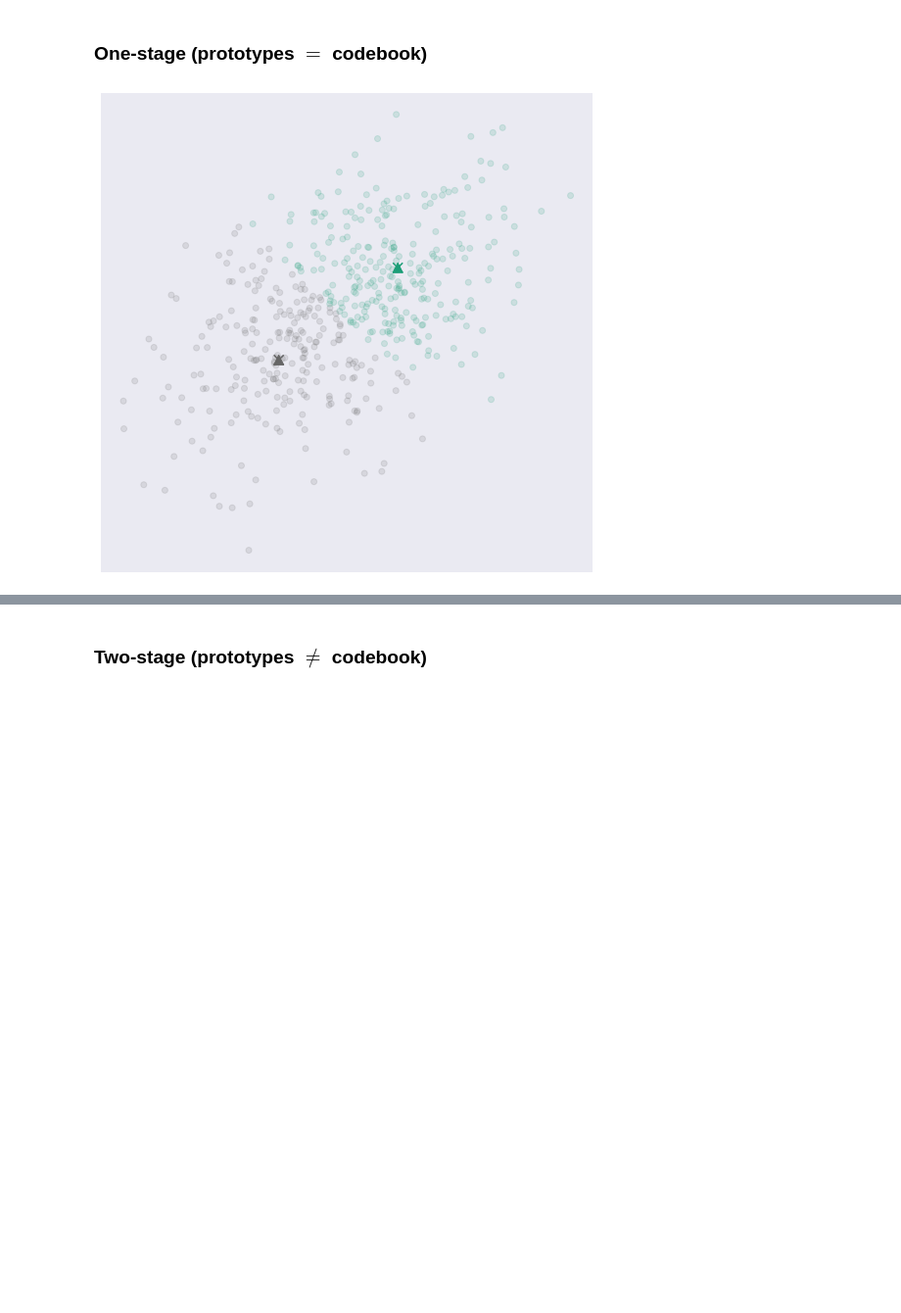
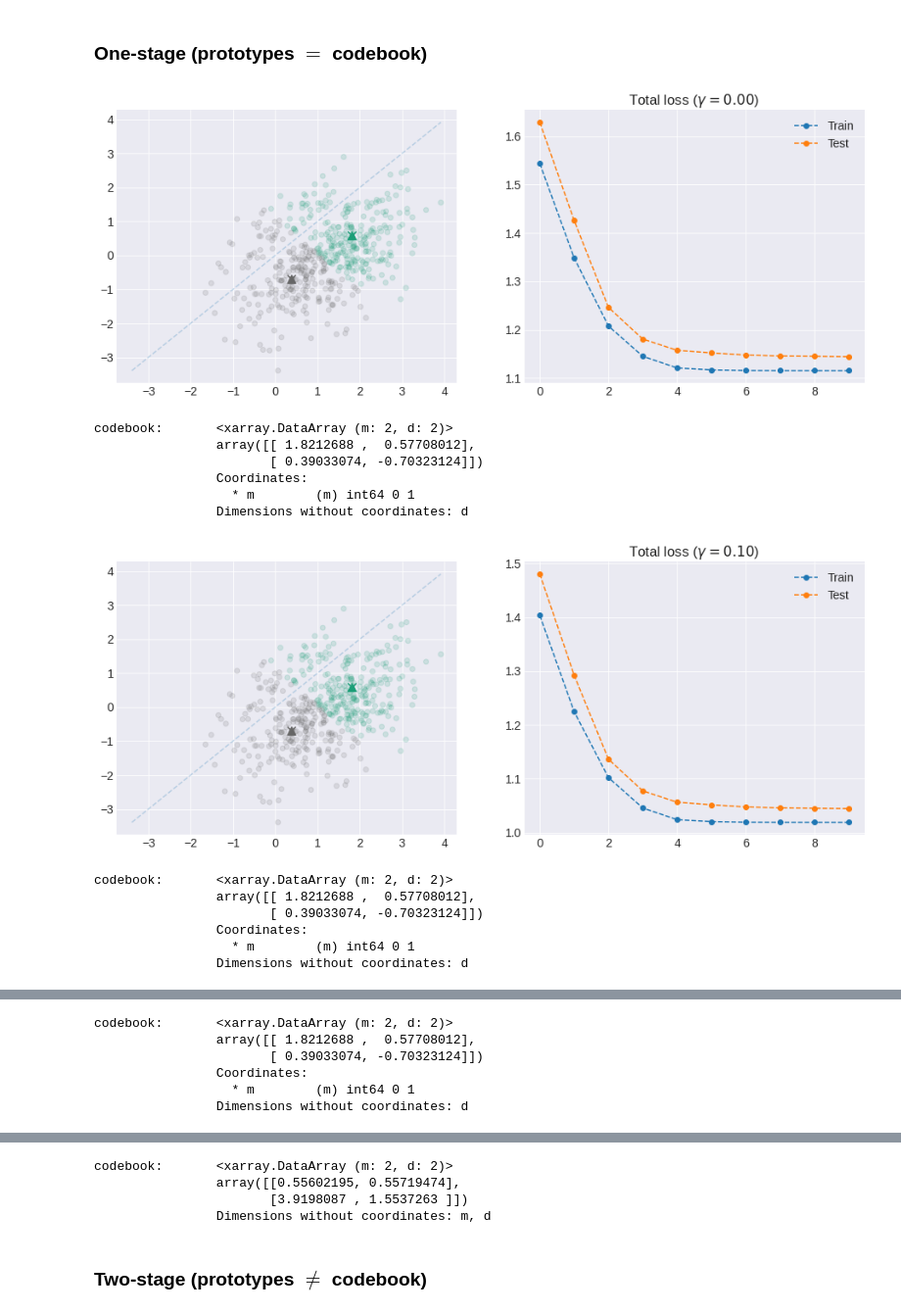
Before and after one commit to dsevero/dsevero, a Jupyter notebook: scratch/dsc4ml/_build/jupyter_execute/content.ipynb, the cells around one changed output, grey strips where cells are left out. Shown at 98% size. Saved outputs shown, nothing was run; the diff lists cells and outputs as text; code cells hidden in the pictures; blank space fills up the shorter version.

```diff
--- a/scratch/dsc4ml/_build/jupyter_execute/content.ipynb
+++ b/scratch/dsc4ml/_build/jupyter_execute/content.ipynb
@@ -31,24 +58,51 @@ def sample(A, dim, size):
 # %% [markdown]
 ### One-stage (prototypes $=$ codebook)
 # %%
-np.random.seed(0)
+for γ in [0, 0.1, 0.9, 1.0]:
+    npr.seed(0)
 
-X = generate_2d_dataset(500, ρ=0.5)
-codebook = sample(X, 'n', 2).rename(n='m')
-protos = codebook.rename(m='p')
+    X, _ = generate_2d_dataset(500, ρ=0.5, sep=0.15)
+    codebook = sample(X, 'n', 2).rename(n='m')
+    protos = codebook.rename(m='p')
+    q_indices = DA(np.arange(2), dims='p')
 
-enc = LocalEncoder(protos)
-dec = FusionDecoder(codebook)
+    enc = LocalEncoder(protos, q_indices, rate=2)
+    dec = FusionDecoder(codebook)
 
-for i in range(10):
-    dec = dec.optimize(X, enc)
-    enc = LocalEncoder(dec.codebook.rename(m='p'))
+    losses = list()
+    Z, _ = generate_2d_dataset(500, ρ=0.5, sep=0.15)
+    for i in range(10):
+        dec = dec.optimize(X, enc, γ, w)
+        enc = (LocalEncoder(dec.codebook.rename(m='p'), q_indices, 2)
+               .optimize(X, dec, total_loss(γ)))
+        losses.append({'Train': total_loss(γ)(X, dec(enc(X))).mean().item(),
+                       'Test': total_loss(γ)(Z, dec(enc(Z))).mean().item()})
 
-plt.scatter(*enc.protos.T, c=enc(enc.protos.rename(p='n')), marker='x', s=100)
-plt.scatter(*dec.codebook.T, c=enc(dec.codebook), marker='^', s=100)
-plt.scatter(*X.T, c=enc(X), alpha=0.15)
-plt.xticks([])
-plt.yticks([])
-plt.show()
+    losses = pd.DataFrame(losses)
+
+    plt.subplot(1, 2, 1)
+    plt.scatter(*enc.protos.T, c=enc(enc.protos.rename(p='n')), marker='x', s=100)
+    plt.scatter(*dec.codebook.T, c=enc(dec.codebook), marker='^', s=100)
+    plt.scatter(*X.T, c=enc(X), alpha=0.15)
+    plot_decision_boundary(X)
+
+    ax = plt.subplot(1, 2, 2)
+    losses.plot(ax=ax, style='o--')
+    plt.title(f'Total loss ($\gamma = {γ:.2f}$)')
+    plt.show()
+    print(dec)
 # %% [output]
-[figure, old version]
+[figure, new version]
+codebook:       <xarray.DataArray (m: 2, d: 2)>
+                array([[ 1.8212688 ,  0.57708012],
+                       [ 0.39033074, -0.70323124]])
+                Coordinates:
+                  * m        (m) int64 0 1
+                Dimensions without coordinates: d
+[figure, added]
+codebook:       <xarray.DataArray (m: 2, d: 2)>
+                array([[ 1.8212688 ,  0.57708012],
+                       [ 0.39033074, -0.70323124]])
+                Coordinates:
+                  * m        (m) int64 0 1
+                Dimensions without coordinates: d
@@ -54,0 +110,6 @@ plt.show()
+codebook:       <xarray.DataArray (m: 2, d: 2)>
+                array([[ 1.8212688 ,  0.57708012],
+                       [ 0.39033074, -0.70323124]])
+                Coordinates:
+                  * m        (m) int64 0 1
+                Dimensions without coordinates: d
@@ -55,3 +117,7 @@ plt.show()
+codebook:       <xarray.DataArray (m: 2, d: 2)>
+                array([[0.55602195, 0.55719474],
+                       [3.9198087 , 1.5537263 ]])
+                Dimensions without coordinates: m, d
 # %% [markdown]
 ### Two-stage (prototypes $\neq$ codebook)
 # %%
```
Also changed, not shown: parts of 4 cells of this notebook, 34 other files.
